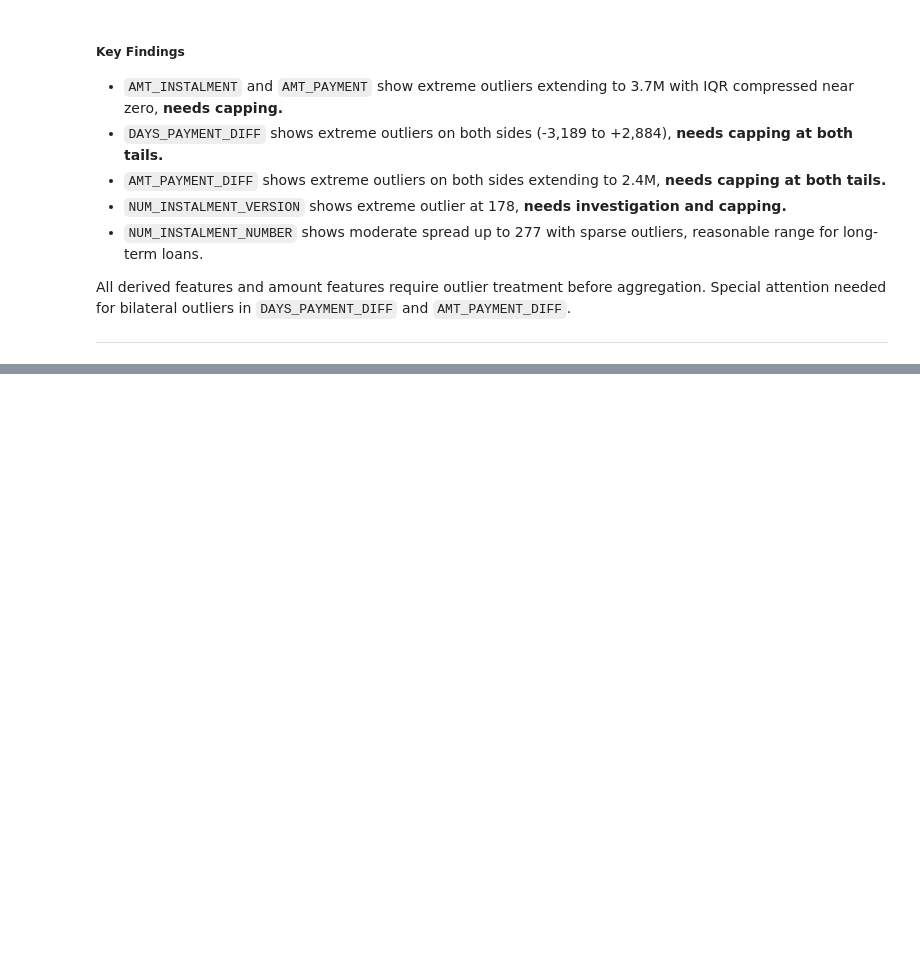
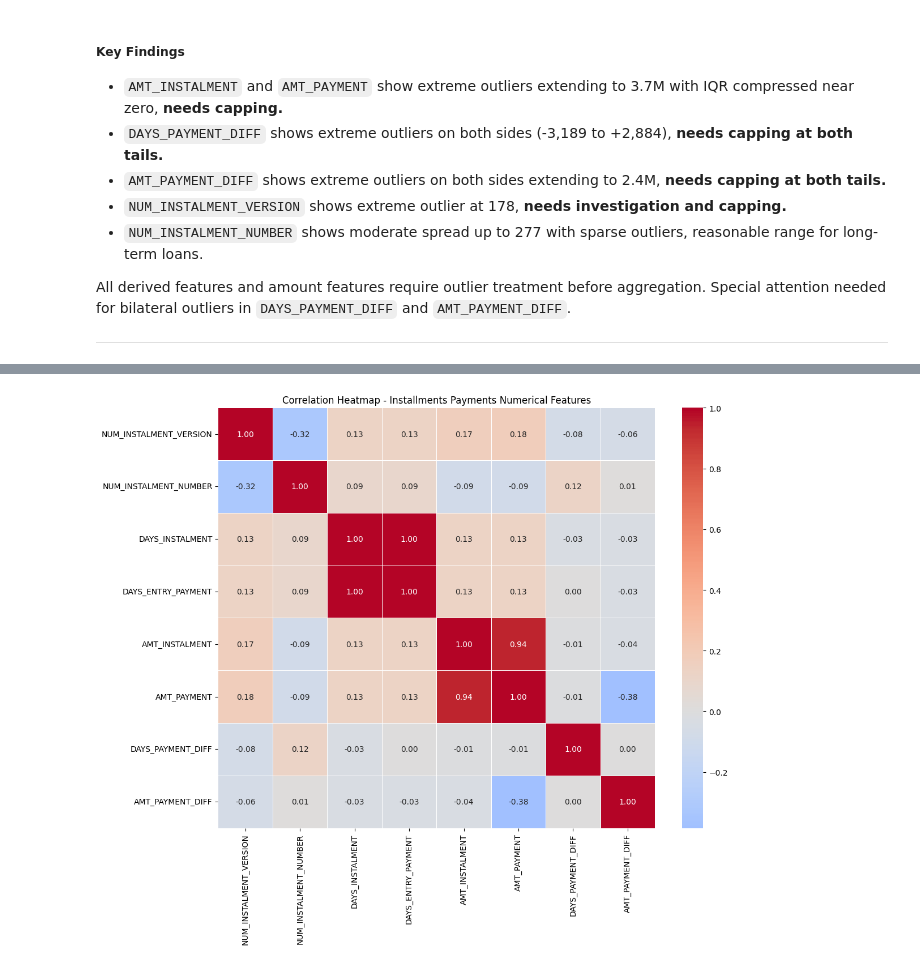
Before and after one commit to oknardo/Home_Credit_Scorecard_Model, a Jupyter notebook: EDA_installments_payments.ipynb, the cells around one changed output, grey strips where cells are left out. Saved outputs shown, nothing was run; the diff lists cells and outputs as text; code cells hidden in the pictures; blank space fills up the shorter version.

```diff
--- a/EDA_installments_payments.ipynb
+++ b/EDA_installments_payments.ipynb
@@ -374,0 +382,25 @@ All derived features and amount features require outlier treatment before aggreg
+# %%
+# Select relevant numerical features for correlation analysis
+num_cols_corr = [
+    'NUM_INSTALMENT_VERSION', 'NUM_INSTALMENT_NUMBER',
+    'DAYS_INSTALMENT', 'DAYS_ENTRY_PAYMENT',
+    'AMT_INSTALMENT', 'AMT_PAYMENT',
+    'DAYS_PAYMENT_DIFF', 'AMT_PAYMENT_DIFF'
+]
+
+# Correlation heatmap - installments_payments numerical features
+plt.figure(figsize=(12, 10))
+corr_inst = df_installments[num_cols_corr].corr()
+sns.heatmap(
+    corr_inst,
+    annot=True,
+    fmt='.2f',
+    cmap='coolwarm',
+    center=0,
+    linewidths=0.5
+)
+plt.title('Correlation Heatmap - Installments Payments Numerical Features')
+plt.tight_layout()
+plt.show()
+# %% [output]
+[figure, added]
```
Also changed, not shown: parts of 19 cells of this notebook.
